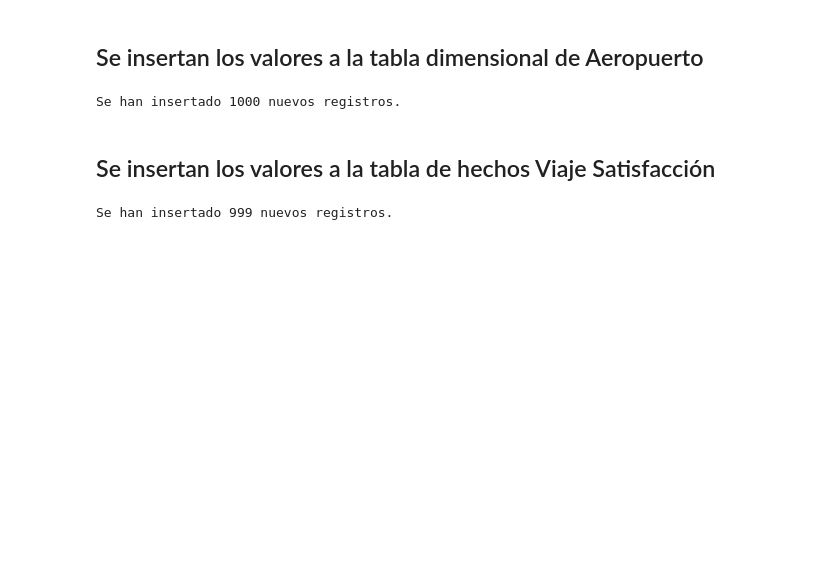
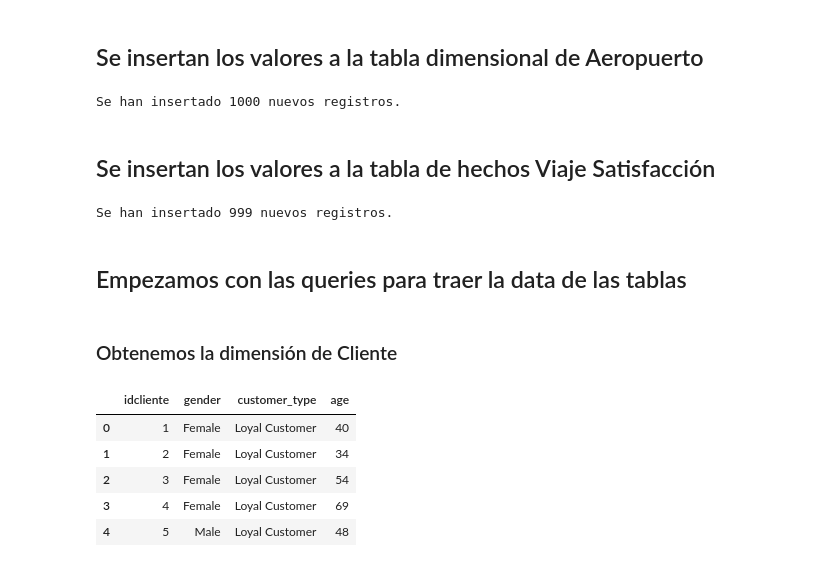
Before and after one commit to fernandosagastume/ProyectoFinalDSPython, a Jupyter notebook: src_code.ipynb, the cells around one changed output. Drawn from its saved outputs; the diff is of its cells as text; code cells hidden in the pictures; blank space fills up the shorter version.

```diff
--- a/src_code.ipynb
+++ b/src_code.ipynb
@@ -438,3 +438,5 @@ Se han insertado 1000 nuevos registros.
 # insertDataToSQL(dict_viaje_satisfaccion, 'viaje_satisfaccion')
 # %% [output]
 Se han insertado 999 nuevos registros.
+# %% [markdown]
+## Empezamos con las queries para traer la data de las tablas
@@ -440,0 +446,13 @@ Se han insertado 999 nuevos registros.
+# %% [markdown]
+### Obtenemos la dimensión de Cliente
+# %%
+sql_query = 'SELECT * FROM cliente;'
+df_clientes = pd.read_sql(sql_query, postgres_driver)
+df_clientes.head()
+# %% [output]
+|  | idcliente | gender | customer_type | age |
+| 0 | 1 | Female | Loyal Customer | 40 |
+| 1 | 2 | Female | Loyal Customer | 34 |
+| 2 | 3 | Female | Loyal Customer | 54 |
+| 3 | 4 | Female | Loyal Customer | 69 |
+| 4 | 5 | Male | Loyal Customer | 48 |
```
Also changed, not shown: parts of 10 cells of this notebook.
